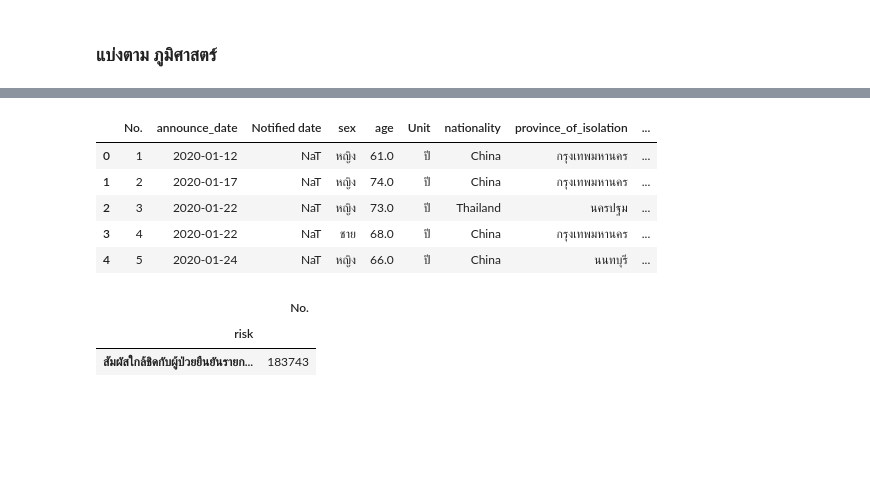
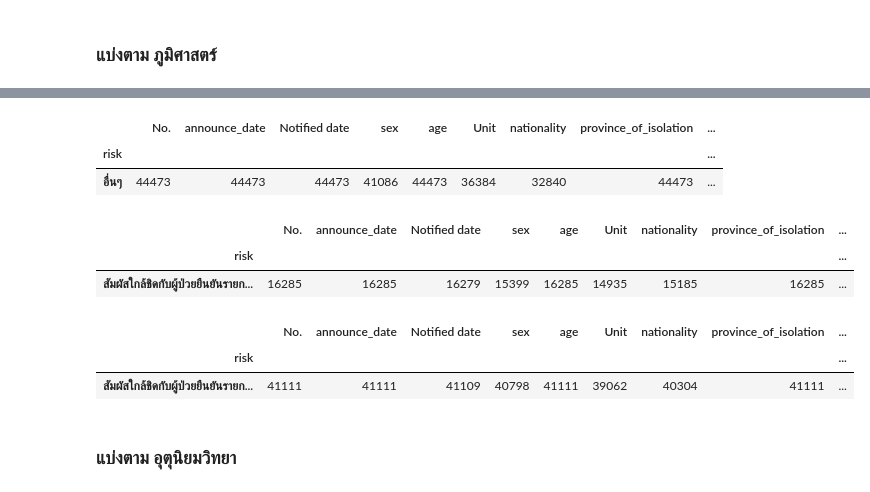
Before and after one commit to jittakorn-ch/data_viz_2022, a Jupyter notebook: BasicPython&DataViz_midterm2022.ipynb, the cells around one changed output, grey strips where cells are left out. Drawn from its saved outputs; the diff is of its cells as text; code cells hidden in the pictures; blank space fills up the shorter version.

```diff
--- a/BasicPython&DataViz_midterm2022.ipynb
+++ b/BasicPython&DataViz_midterm2022.ipynb
@@ -610,15 +760,20 @@ custer_geo.groupby('risk').count().sort_values('No.',ascending=False)
-# %%
-covid_region.head()
-# %% [output]
-|  | No. | announce_date | Notified date | sex | age | Unit | nationality | province_of_isolation | ... |
-| 0 | 1 | 2020-01-12 | NaT | หญิง | 61.0 | ปี | China | กรุงเทพมหานคร | ... |
-| 1 | 2 | 2020-01-17 | NaT | หญิง | 74.0 | ปี | China | กรุงเทพมหานคร | ... |
-| 2 | 3 | 2020-01-22 | NaT | หญิง | 73.0 | ปี | Thailand | นครปฐม | ... |
-| 3 | 4 | 2020-01-22 | NaT | ชาย | 68.0 | ปี | China | กรุงเทพมหานคร | ... |
-| 4 | 5 | 2020-01-24 | NaT | หญิง | 66.0 | ปี | China | นนทบุรี | ... |
+# %%
+covid_region[covid_region['การเมือง']=='ตะวันออกเฉียงเหนือ'].groupby('risk').count().sort_values('No.',ascending=False).iloc[:1,:]
+# %% [output]
+|  | No. | announce_date | Notified date | sex | age | Unit | nationality | province_of_isolation | ... |
+| risk |  |  |  |  |  |  |  |  | ... |
+| อื่นๆ | 44473 | 44473 | 44473 | 41086 | 44473 | 36384 | 32840 | 44473 | ... |
+# %%
+covid_region[covid_region['การเมือง']=='เหนือ'].groupby('risk').count().sort_values('No.',ascending=False).iloc[:1,:]
+# %% [output]
+|  | No. | announce_date | Notified date | sex | age | Unit | nationality | province_of_isolation | ... |
+| risk |  |  |  |  |  |  |  |  | ... |
+| สัมผัสใกล้ชิดกับผู้ป่วยยืนยันรายก... | 16285 | 16285 | 16279 | 15399 | 16285 | 14935 | 15185 | 16285 | ... |
 # %%
-custer_01.groupby('risk').count().sort_values('No.',ascending=False).head(1)[['No.']]
+covid_region[covid_region['การเมือง']=='ใต้'].groupby('risk').count().sort_values('No.',ascending=False).iloc[:1,:]
 # %% [output]
-|  | No. |
-| risk |  |
-| สัมผัสใกล้ชิดกับผู้ป่วยยืนยันรายก... | 183743 |
+|  | No. | announce_date | Notified date | sex | age | Unit | nationality | province_of_isolation | ... |
+| risk |  |  |  |  |  |  |  |  | ... |
+| สัมผัสใกล้ชิดกับผู้ป่วยยืนยันรายก... | 41111 | 41111 | 41109 | 40798 | 41111 | 39062 | 40304 | 41111 | ... |
+# %% [markdown]
+### แบ่งตาม อุตุนิยมวิทยา
```
Also changed, not shown: parts of 65 cells of this notebook.
